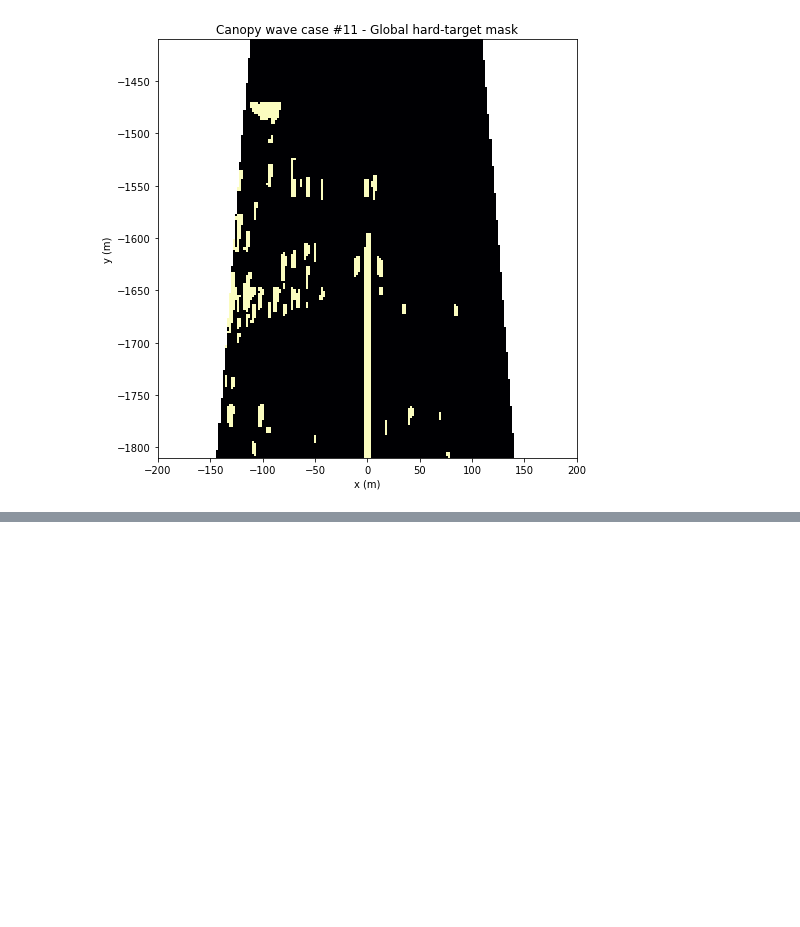
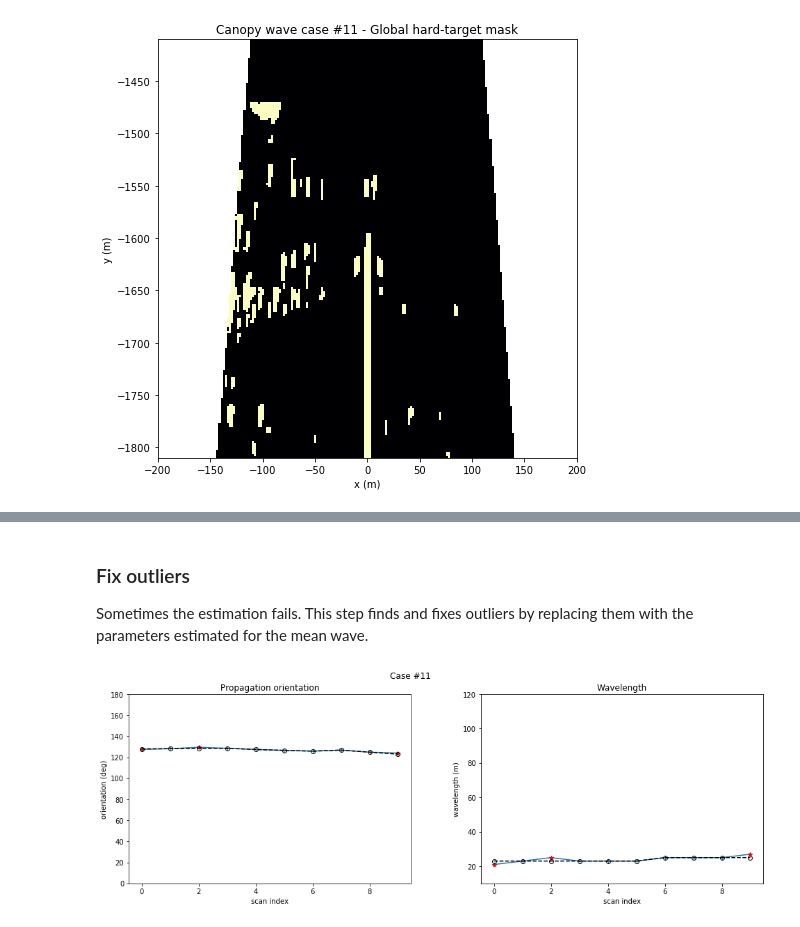
Before and after one commit to pderian/canopywave, a Jupyter notebook: notebooks/canopywave_demo.ipynb, the cells around one changed output, grey strips where cells are left out. Cells and saved outputs as stored; diff of their text form; code cells hidden in the pictures; blank space fills up the shorter version.

```diff
--- a/notebooks/canopywave_demo.ipynb
+++ b/notebooks/canopywave_demo.ipynb
@@ -196,0 +301,34 @@ for idx, wave in enumerate(waves):
+# %% [markdown]
+### Fix outliers
+
+Sometimes the estimation fails. This step finds and fixes outliers by replacing them with the parameters estimated for the mean wave.
+# %%
+# Fix outliers
+wavelengths_fixed, directions_fixed, is_fixed = wavecase.fix_wave_outliers(waves, mean_wave)
+
+# Display
+# Extract estimated wavelength, directions (excluding mean wave)
+wavelengths_estimated = np.array([wave['wavelength'] if (wave is not None)
+                                  else numpy.nan for wave in waves])
+directions_estimated = np.array([wave['propagation_direction'] if (wave is not None)
+                                 else numpy.nan for wave in waves])
+idx = np.arange(len(waves))
+fig, axes = plt.subplots(1, 2, figsize=(15, 5), gridspec_kw={'right':.97, 'wspace':.25})
+axes[0].plot(idx, directions_estimated, '+-')
+axes[0].plot(idx[is_fixed], directions_estimated[is_fixed], '*r')
+axes[0].plot(idx, directions_fixed, 'o--k', markerfacecolor='none')
+axes[0].set_ylim(0., 180.)
+axes[0].set_xlabel('scan index')
+axes[0].set_ylabel('orientation (deg)')
+axes[0].set_title('Propagation orientation')
+axes[1].plot(idx, wavelengths_estimated, '+-')
+axes[1].plot(idx[is_fixed], wavelengths_estimated[is_fixed], '*r')
+axes[1].plot(idx, wavelengths_fixed, 'o--k', markerfacecolor='none')
+axes[1].set_ylim(10., 120.)
+axes[1].set_xlabel('scan index')
+axes[1].set_ylabel('wavelength (m)')
+axes[1].set_title('Wavelength')
+plt.figtext(0.5, 0.97, 'Case #{:02d}'.format(wavecase.case_id), ha='center', va='top', size='large')
+plt.show()
+# %% [output]
+[figure, added]
```
Also changed, not shown: parts of 19 cells of this notebook, 1 other file.
